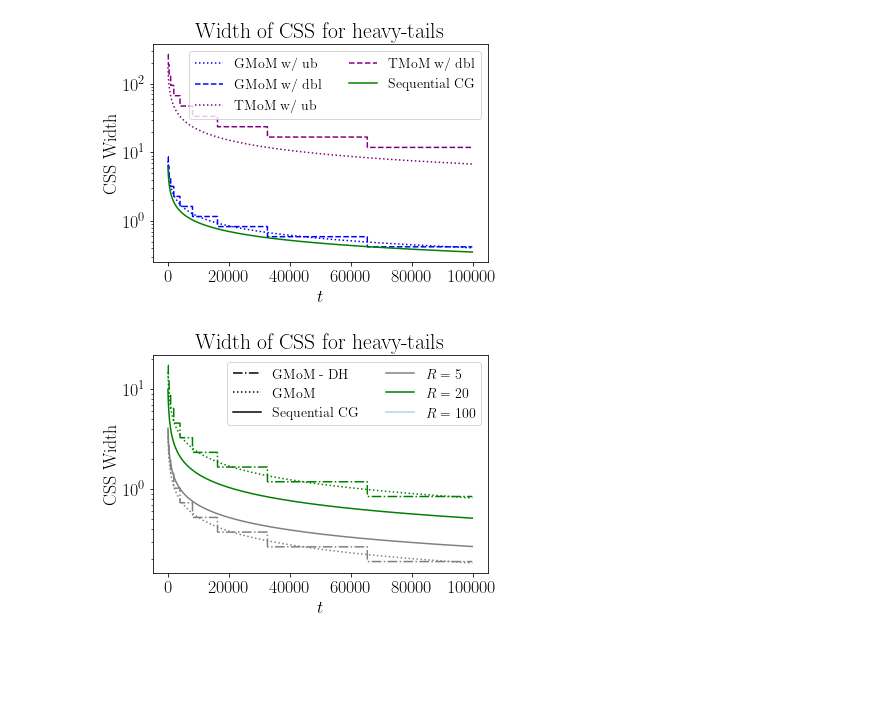
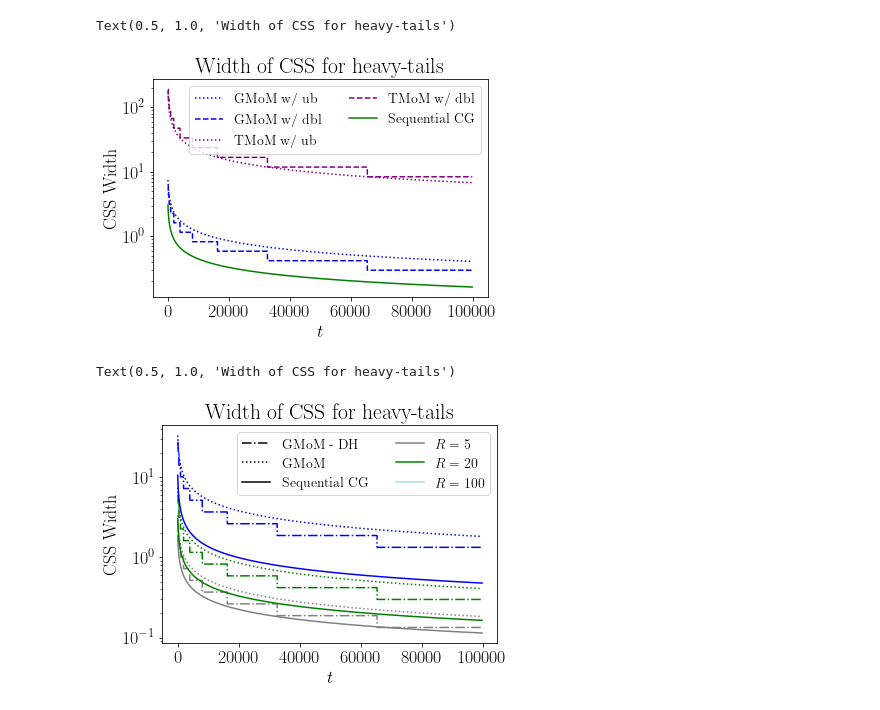
Before and after one commit to bchugg/confidence-spheres, a Jupyter notebook: heavy_tails.ipynb, the cells around one changed output. Drawn from its saved outputs; the diff is of its cells as text; code cells hidden in the pictures; blank space fills up the shorter version.

```diff
--- a/heavy_tails.ipynb
+++ b/heavy_tails.ipynb
@@ -16,6 +16,7 @@ def gmom_boundary_n(trSigma, r, n):
     """
 
     return 4*np.sqrt(trSigma*(8*r+1)/n)
+    #return 11*np.sqrt(trSigma*(r+np.log(1.4))/n)
 
 def tmom_boundary(trSigma, lambda_max, r, n):
     """
@@ -64,7 +65,7 @@ def gmom_doubling(trSigma, alpha, iters):
         # check if t is a power of 2
         if (t & (t-1)) == 0:
             rt = np.log(1/alpha) + 2*np.log(np.log2(t)) + 1/2
-            width = gmom_boundary_n(trSigma, rt, t/2)
+            width = gmom_boundary_n(trSigma, rt, t)
             widths.append(width)
         else:
             widths.append(widths[-1])
@@ -80,7 +81,7 @@ def tmom_doubling(trSigma, lambda_max, alpha, iters):
     for t in range(1, iters):
         if (t & (t-1)) == 0:
             rt = np.log(1/alpha) + 2*np.log(np.log2(t)) + 1/2
-            width = tmom_boundary(trSigma, lambda_max, rt, t/2)
+            width = tmom_boundary(trSigma, lambda_max, rt, t)
             widths.append(width)
         else:
             widths.append(widths[-1])
@@ -92,13 +93,14 @@ def CG_css(trSigma, alpha, iters):
     Width of sequential Catoni-Giulin estimator.
     """
 
-    top =  1/2 + np.log(1/alpha)
+    eps = 4
+    top =  eps/2 + np.log(1/alpha)
     bottom = 0
     widths = []
     for i in range(1,iters):
-        lambda_i = np.sqrt(np.log(1/alpha)/(trSigma*i*np.log(i+2000)*50))
+        lambda_i = np.sqrt(np.log(1/alpha)/(trSigma/4*i*np.log(i+2000)*50))
         #lambda_i = np.sqrt(np.log(1/alpha)/(d*i*np.log(i+1000)))
-        top += lambda_i**2 * np.sqrt(trSigma) * (2*np.exp(4) +1)
+        top += lambda_i**2 * np.sqrt(trSigma/4) * (2*np.exp(eps/2 + 2) +1)
         bottom += lambda_i
         widths.append(top / bottom)
 
@@ -119,17 +121,13 @@ gmom_doubling_tr1 = gmom_doubling(1, alpha, iters)
 CG_tr1 = CG_css(1, alpha, iters)
 
 
-gmom_naive_tr10 = gmom_union_bound(20, alpha, iters)
-gmom_doubling_tr10 = gmom_doubling(20, alpha, iters)
-CG_tr10 = CG_css(20, alpha, iters)
+gmom_naive_tr5 = gmom_union_bound(5, alpha, iters)
+gmom_doubling_tr5 = gmom_doubling(5, alpha, iters)
+CG_tr5 = CG_css(5, alpha, iters)
 
-# geom_width_d20 = geom_boundary(20, alpha, iters)
-# geom_dh_width_d20 = geom_boundary_dh(20, alpha, iters)
-# cat_widths_d20 = cat_boundary(20, alpha, iters, 20)
-
-# geom_width_d100 = geom_boundary(100, alpha, iters)
-# geom_dh_width_d100 = geom_boundary_dh(100, alpha, iters)
-# cat_widths_d100 = cat_boundary(100, alpha, iters, 100)
+gmom_naive_tr10 = gmom_union_bound(100, alpha, iters)
+gmom_doubling_tr10 = gmom_doubling(100, alpha, iters)
+CG_tr10 = CG_css(100, alpha, iters)
 # %%
 start = 150
 
@@ -146,39 +144,45 @@ plt.xlabel('$t$')
 plt.ylabel('CSS Width')
 plt.title('Width of CSS for heavy-tails')
 
-plt.savefig('figures/heavy_tails_gmom.png', dpi=300, bbox_inches='tight')
+# plt.savefig('figures/heavy_tails_gmom.png', dpi=300, bbox_inches='tight')
 # %% [output]
+Text(0.5, 1.0, 'Width of CSS for heavy-tails')
-[figure, old version]
+[figure, new version]
 # %%
 start = 150
 
 plt.plot(gmom_naive_tr1[start:], ls=':', c='gray')
 plt.plot(gmom_doubling_tr1[start:], ls='-.', c='gray')
 plt.plot(CG_tr1[start:], c='gray') # label='$d=5$')
 
-plt.plot(gmom_naive_tr10[start:], ls=':', c='green')
-plt.plot(gmom_doubling_tr10[start:], ls='-.', c='green')
-plt.plot(CG_tr10[start:], c='green') # label='$d=20$')
+plt.plot(gmom_naive_tr5[start:], ls=':', c='green')
+plt.plot(gmom_doubling_tr5[start:], ls='-.', c='green')
+plt.plot(CG_tr5[start:], c='green') # label='$d=20$')
+
+plt.plot(gmom_naive_tr10[start:], ls=':', c='blue')
+plt.plot(gmom_doubling_tr10[start:], ls='-.', c='blue')
+plt.plot(CG_tr10[start:], c='blue') # label='$d=20$')
 
 # plt.plot(geom_width_d100[start:], ls=':', c='lightblue')
 # plt.plot(geom_dh_width_d100[start:], ls='-.', c='lightblue')
 # plt.plot(cat_widths_d100[start:], c='lightblue') # label='$d=100$')
 
 
 plt.plot([], [], ls='-.', c='black', label='GMoM - DH')
 plt.plot([], [], ls=':', c='black', label='GMoM')
 plt.plot([], [], c='black', label='Sequential CG')
 plt.plot([], [], c='gray', label='$R=5$')
 plt.plot([], [], c='green', label='$R=20$')
 plt.plot([], [], c='lightblue', label='$R=100$')
 #plt.legend(loc='lower left', fontsize=14, ncol=2)
 plt.legend(fontsize=14, ncol=2)
 # plt.xscale('log')
 plt.yscale('log')
 plt.xlabel('$t$')
 plt.ylabel('CSS Width')
 plt.title('Width of CSS for heavy-tails')
 
-plt.savefig('figures/heavy_tails.png', dpi=300, bbox_inches='tight')
+# plt.savefig('figures/heavy_tails.png', dpi=300, bbox_inches='tight')
 # %% [output]
+Text(0.5, 1.0, 'Width of CSS for heavy-tails')
-[figure, old version]
+[figure, new version]
```
Also changed, not shown: 4 other files.
